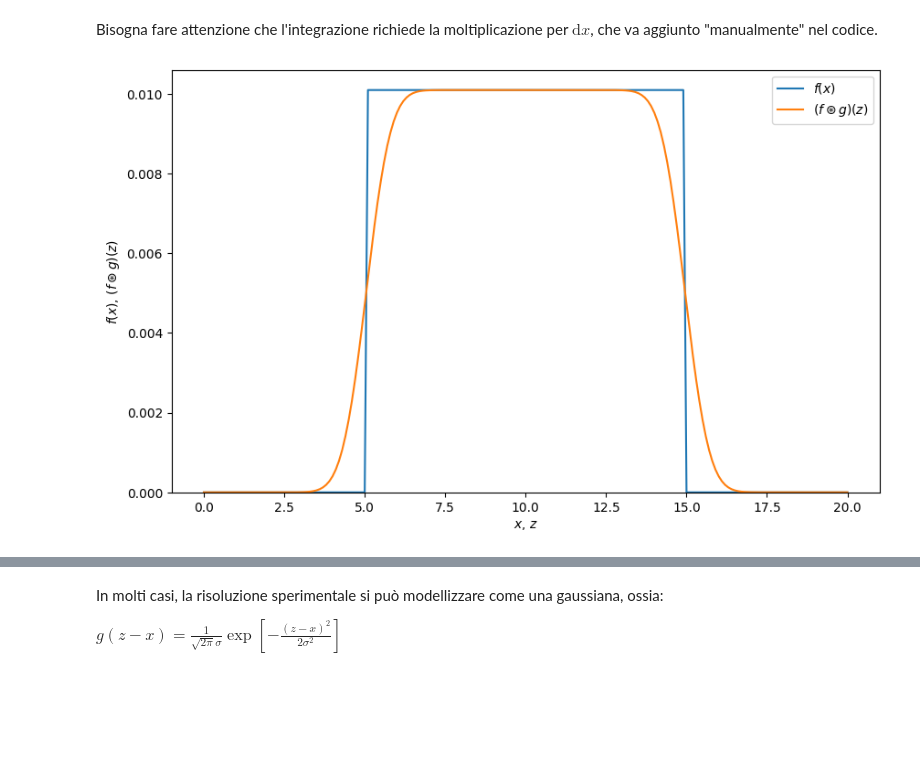
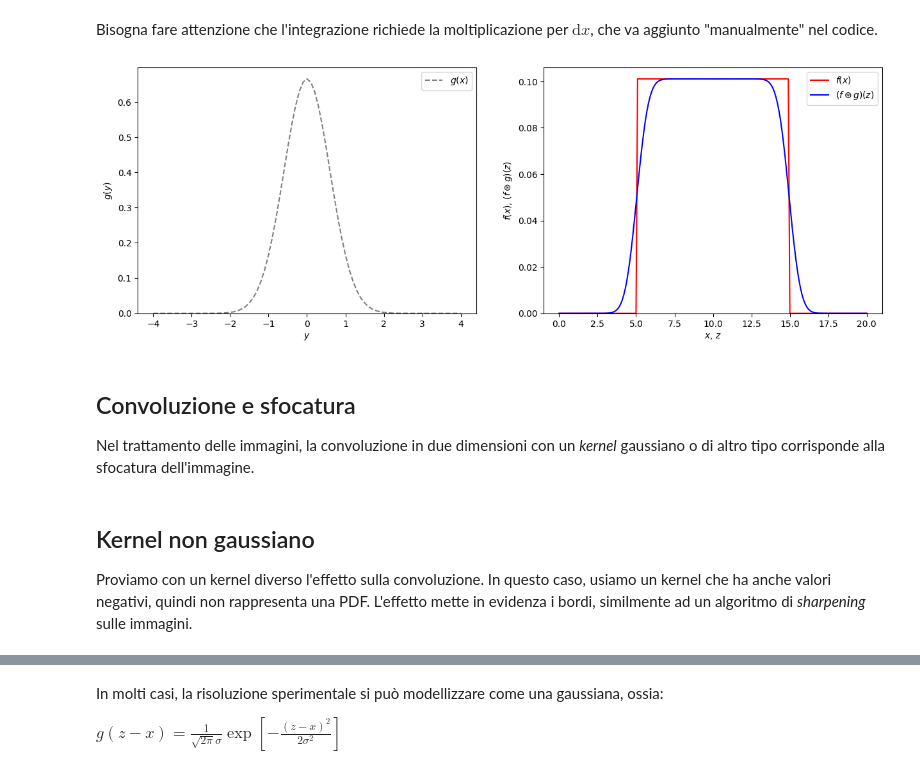
Before and after one commit to lucalista/analisi-dati-2025, a Jupyter notebook: 07.04.00__Convoluzione.ipynb, the cells around one changed output, grey strips where cells are left out. Drawn from its saved outputs; the diff is of its cells as text; code cells hidden in the pictures; blank space fills up the shorter version.

```diff
--- a/07.04.00__Convoluzione.ipynb
+++ b/07.04.00__Convoluzione.ipynb
@@ -60,30 +63,42 @@ def gaussian(z):
-# %%
-f = uniform
-g = gaussian
-ys = np.linspace(-4, 4, 81)
-gys = g(ys)
 # %% [markdown]
 Calcoliamo i valori della funzione $f$ per punti, e normalizziamo il contenuto.
 
 Se usiamo una Lorenziana, bisogna fare attenzione perché non è integrabile in $]-\infty, +\infty[$,
 ma può essere normalizzata in un intervallo limitato $[a, b]$.
-# %%
-xs = np.linspace(0, 20, 201)
-zs = f(xs)
-zs/=zs.sum()
 # %% [markdown]
 Bisogna fare attenzione che l'integrazione richiede la moltiplicazione per $\mathrm{d}x$, che va aggiunto "manualmente" nel codice.
-# %%
-zcs = np.convolve(gys, zs, 'same')
-zcs/=zcs.sum()
-# %%
-plt.figure(figsize=(10,6), dpi=100)
-plt.plot(xs, zs, label='$f(x)$')
-plt.plot(xs, zcs, label='$(f\circledast g)(z)$')
-plt.xlabel('$x$, $z$')
-plt.ylabel('$f(x)$, $(f\circledast g)(z)$')
-plt.ylim(0)
-plt.legend()
-plt.show()
-# %% [output]
-[figure, removed]
+# %%
+def plot_convolution(f, g, x_min, x_max, n_pts_x, n_pts_y_min, n_pts_y_max, normalize_kernel=True):
+    xs = np.linspace(x_min, x_max, n_pts_x)
+    dx = (x_max - x_min)/(n_pts_x - 1)
+    zs = f(xs)
+    zs/=zs.sum()*dx
+    y_min, y_max = -dx*n_pts_y_min, +dx*n_pts_y_max
+    n_pts_y = n_pts_y_min+n_pts_y_max+1
+    ys = np.linspace(y_min, y_max, n_pts_y)
+    gys = g(ys)
+    if normalize_kernel: gys/=gys.sum()*dx
+    zcs = np.convolve(gys, zs, 'same')
+    zcs/=zcs.sum()*dx
+    fig, (ax1, ax2) = plt.subplots(ncols=2, figsize=[15, 5])
+    ax2.plot(xs, zs, label='$f(x)$', color='red')
+    ax1.plot(ys, gys, label='$g(x)$', linestyle="--", color='gray')
+    ax2.plot(xs, zcs, label='$(f\circledast g)(z)$', color='blue')
+    ax2.set_xlabel('$x$, $z$'), ax1.set_xlabel('$y$')
+    ax2.set_ylabel('$f(x)$, $(f\circledast g)(z)$'), ax1.set_ylabel('$g(y)$')
+    ax2.set_ylim(0)
+    if normalize_kernel: ax1.set_ylim(0)
+    ax1.legend(), ax2.legend()
+    plt.show()
+# %%
+plot_convolution(uniform, gaussian, 0.0, 20.0, 201, 40, 40)
+# %% [output]
+[figure, added]
+# %% [markdown]
+## Convoluzione e sfocatura
+
+Nel trattamento delle immagini, la convoluzione in due dimensioni con un *kernel* gaussiano o di altro tipo corrisponde alla sfocatura dell'immagine.
+# %% [markdown]
+## Kernel non gaussiano
+
+Proviamo con un kernel diverso l'effetto sulla convoluzione. In questo caso, usiamo un kernel che ha anche valori negativi, quindi non rappresenta una PDF. L'effetto mette in evidenza i bordi, similmente ad un algoritmo di *sharpening* sulle immagini.
```
Also changed, not shown: parts of 14 cells of this notebook.
